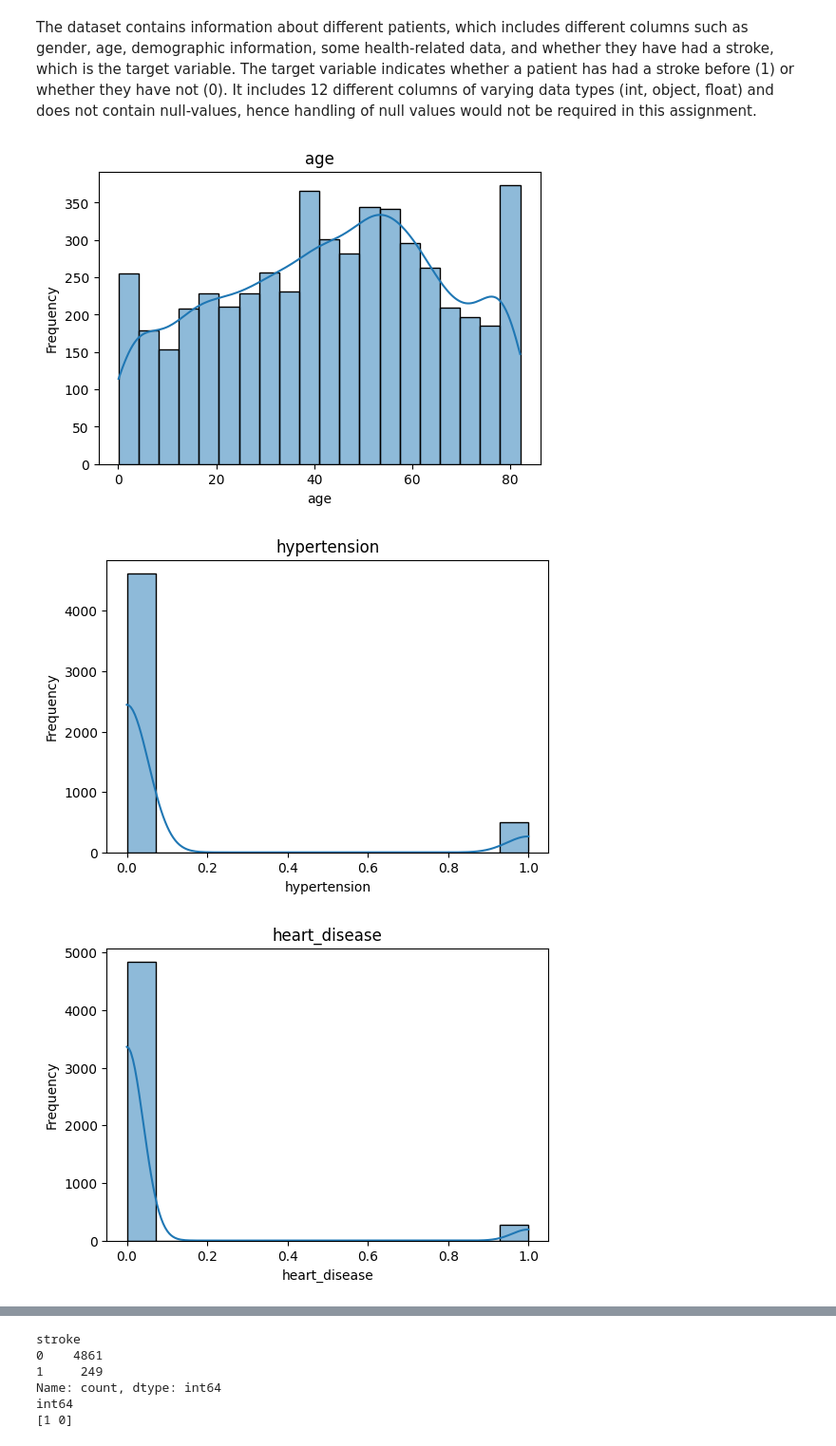
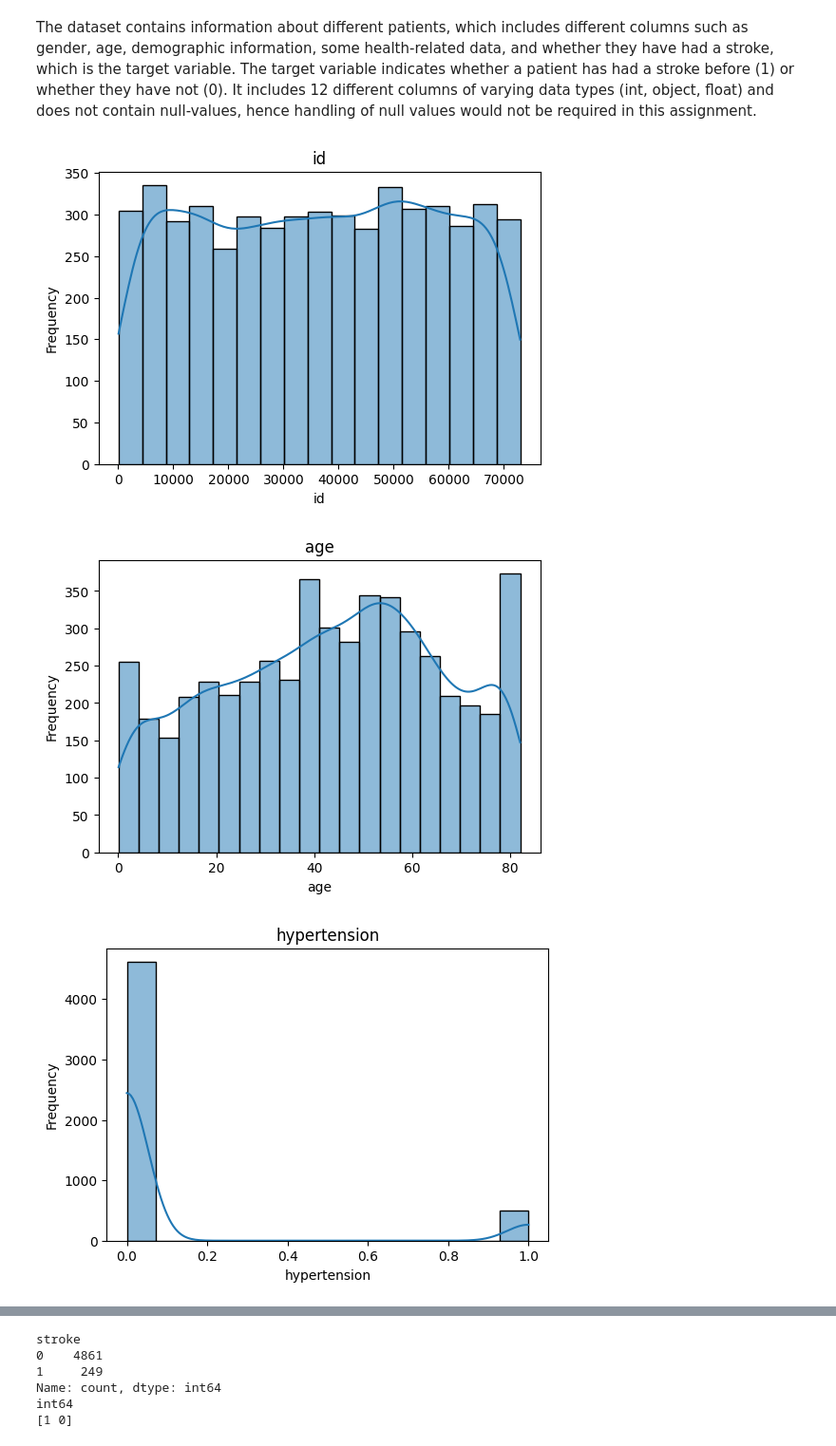
Before and after one commit to chibuzorc/data_analysis, a Jupyter notebook: RegressionClassification.ipynb, the cells around one changed output, grey strips where cells are left out. Shown at 95% size. Cells and saved outputs as stored; diff of their text form; code cells hidden in the pictures.

```diff
--- a/RegressionClassification.ipynb
+++ b/RegressionClassification.ipynb
@@ -52,17 +53,17 @@ Data columns (total 12 columns):
 The dataset contains information about different patients, which includes different columns such as gender, age, demographic information, some health-related data, and whether they have had a stroke, which is the target variable. The target variable indicates whether a patient has had a stroke before (1) or whether they have not (0). It includes 12 different columns of varying data types (int, object, float) and does not contain null-values, hence handling of null values would not be required in this assignment.
 # %%
 # Visualize necessary columns and categorize them
-numeric_cols = X.select_dtypes(include=['int64', 'float64']).columns
+numeric_cols = data.select_dtypes(include=['int64', 'float64']).columns
 
 # Loop through each numeric column and create a histogram plot
 for col in numeric_cols:
     plt.figure(figsize=(6, 4))  # Set size for each individual plot
-    sns.histplot(X[col], kde=True)  # Plot histogram with KDE
+    sns.histplot(data[col], kde=True)  # Plot histogram with KDE
     plt.title(col)
     plt.xlabel(col)
     plt.ylabel('Frequency')
     plt.show()
 # %% [output]
-[figure, old version]
+[figure, new version]
-[figure, old version]
+[figure, new version]
-[figure, old version]
+[figure, new version]
```
Also changed, not shown: parts of 5 cells of this notebook.
